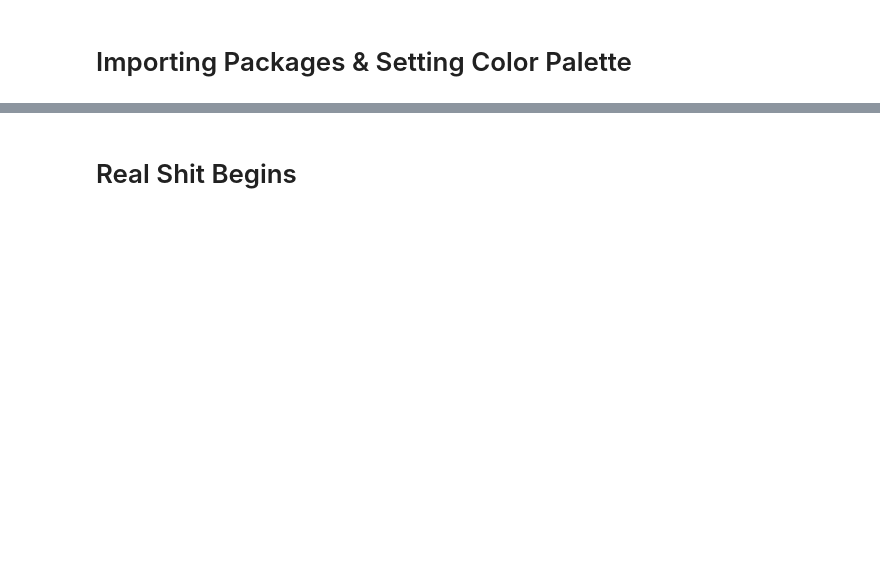
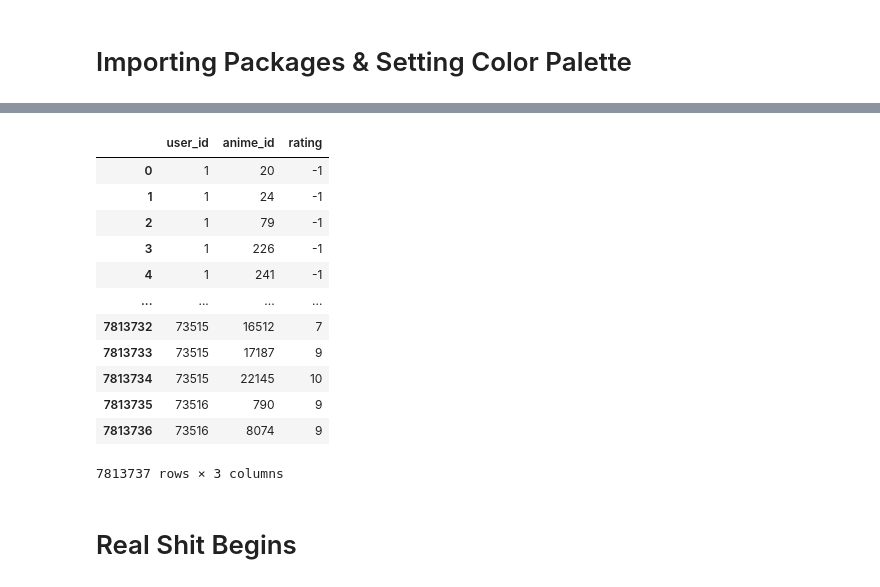
Before and after one commit to Ferdostto/Jupyter_Notebook_Test, a Jupyter notebook: BA Anime Recommendation Engine.ipynb, the cells around one changed output, grey strips where cells are left out. Saved outputs shown, nothing was run; the diff lists cells and outputs as text; code cells hidden in the pictures; blank space fills up the shorter version.

```diff
--- a/BA Anime Recommendation Engine.ipynb
+++ b/BA Anime Recommendation Engine.ipynb
@@ -27,2 +65,18 @@ Life is gonna be great, just you hang in there, my bruv
+# %%
+rating
+# %% [output]
+|  | user_id | anime_id | rating |
+| 0 | 1 | 20 | -1 |
+| 1 | 1 | 24 | -1 |
+| 2 | 1 | 79 | -1 |
+| 3 | 1 | 226 | -1 |
+| 4 | 1 | 241 | -1 |
+| ... | ... | ... | ... |
+| 7813732 | 73515 | 16512 | 7 |
+| 7813733 | 73515 | 17187 | 9 |
+| 7813734 | 73515 | 22145 | 10 |
+| 7813735 | 73516 | 790 | 9 |
+| 7813736 | 73516 | 8074 | 9 |
+7813737 rows × 3 columns
 # %% [markdown]
 # Real Shit Begins
```
Also changed, not shown: parts of 8 cells of this notebook.
